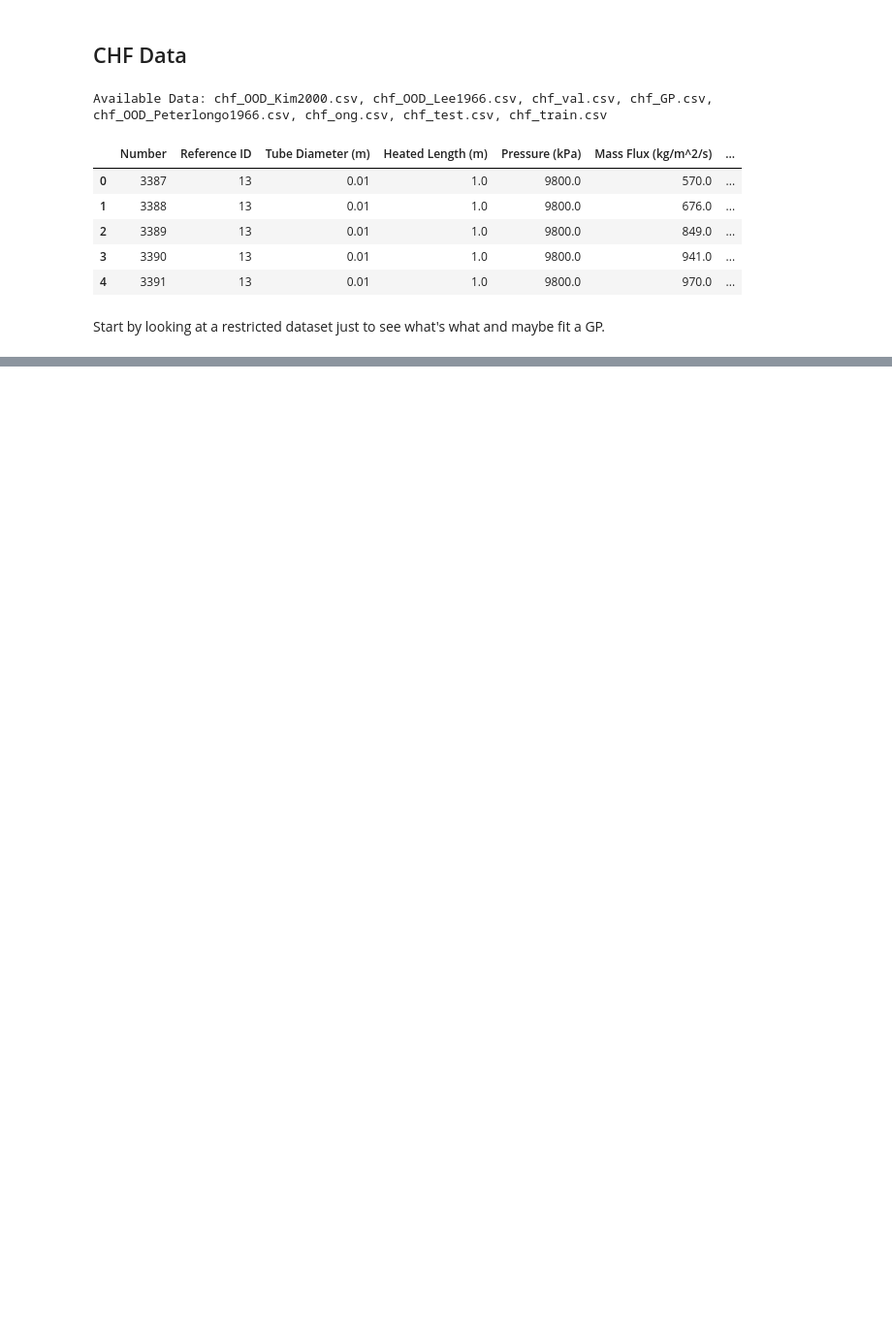
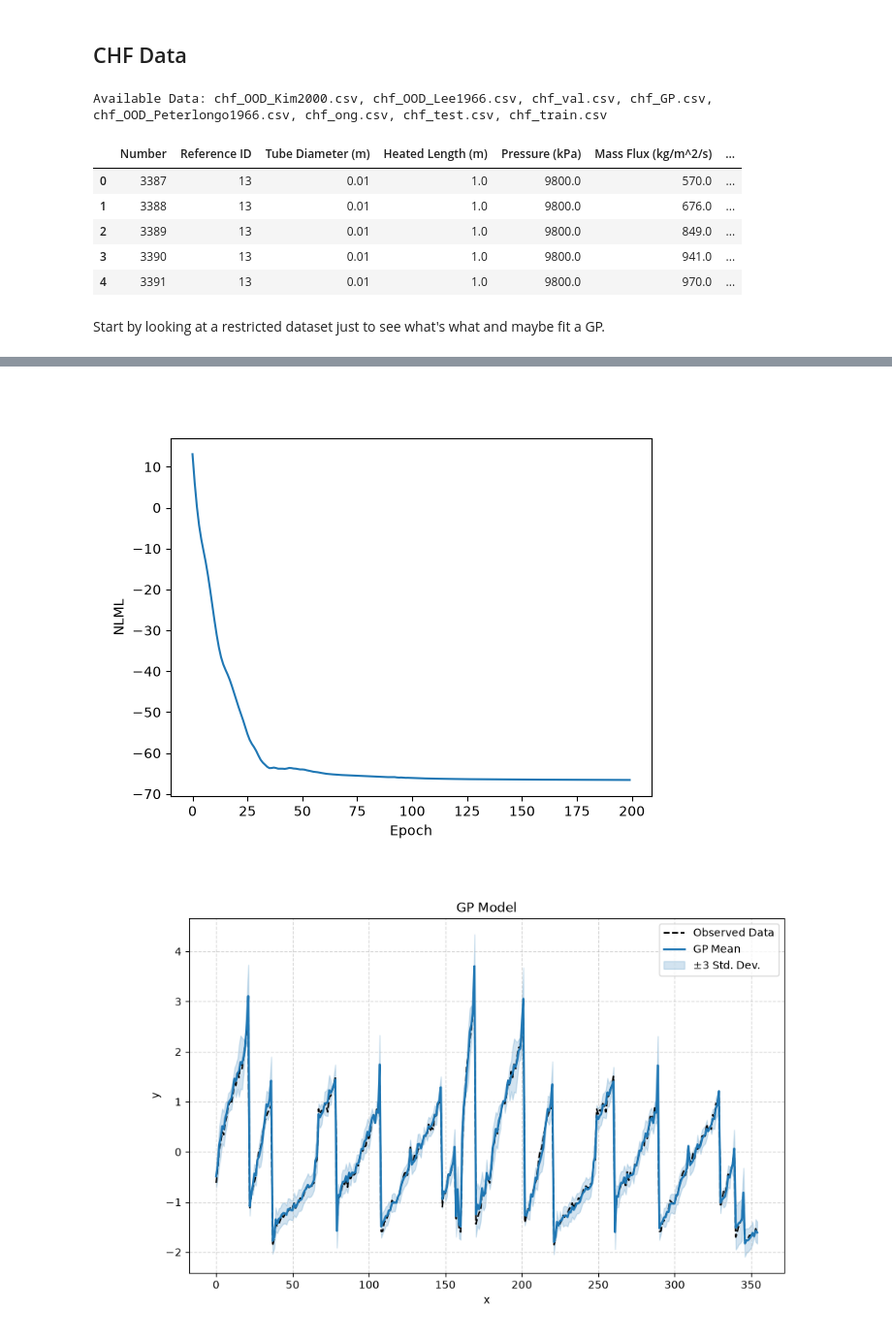
Before and after one commit to conkats/ai4nth-summer-school, a Jupyter notebook: course_materials/day3_surrogates_gp/solutions/gp_solutions.ipynb, the cells around one changed output, grey strips where cells are left out. Shown at 97% size. Drawn from its saved outputs; the diff is of its cells as text; code cells hidden in the pictures; blank space fills up the shorter version.

```diff
--- a/course_materials/day3_surrogates_gp/solutions/gp_solutions.ipynb
+++ b/course_materials/day3_surrogates_gp/solutions/gp_solutions.ipynb
@@ -930,0 +1028,73 @@ ExactGP(
+# %%
+# Put everything in 0 mean, unit standard deviation
+xtr_norm, x_norms = Normaliser.self_normalise(xtr)
+ytr_norm, y_norms = Normaliser.self_normalise(ytr)
+
+xtr_norm = xtr_norm
+
+x_test = Normaliser.normalise(x, x_norms)
+y_test = Normaliser.normalise(y, y_norms)
+
+
+m = ZeroMean()
+m = LinearMean(jnp.zeros((xtr_norm.shape[1],)))
+k = SumKernel(
+    SEARD(1.0, 0.1 * jnp.ones((xtr_norm.shape[1]))), WhiteKernel(1e-3)
+)  # We have scaled to unit standard deviation...
+
+gp = ExactGP(m, k)
+opt = optax.adam(1e-1)
+
+gp, cost_log = fit((xtr_norm, ytr_norm), gp, opt)
+
+plt.figure()
+plt.plot(cost_log)
+plt.xlabel("Epoch")
+plt.ylabel("NLML")
+
+gp_state = gp.update_state(xtr_norm, ytr_norm)
+posterior_predictive = gp.predict_marginal(xtr_norm, x_test, gp_state)
+
+residual = jnp.sqrt((y_test - posterior_predictive.mu) ** 2)
+
+
+eqx.tree_pprint(gp, short_arrays=False)
+
+plot_gp(
+    np.arange(y_test.shape[0]), y_test, gp.predict_marginal(xtr_norm, x_test, gp_state)
+)
+plt.title("GP Model")
+
+m2 = LinearMean(jnp.zeros((xtr_norm.shape[1],), dtype=jnp.float64))
+k2 = WhiteKernel(1e-1)
+gp2 = ExactGP(m2, k2)
+
+
+gp2, _ = fit((xtr_norm, ytr_norm), gp2, opt)
+eqx.tree_pprint(gp2, short_arrays=False)
+
+plot_gp(
+    np.arange(y_test.shape[0]),
+    y_test,
+    gp2.predict_marginal(xtr_norm, x_test, gp2.update_state(xtr_norm, ytr_norm)),
+)
+plt.title("Linear Model")
+
+
+def nmse(y, yp):
+    return 100 / jnp.var(y) * jnp.mean((y - yp) ** 2)
+
+
+print(
+    nmse(
+        y_test,
+        gp.predict_marginal(xtr_norm, x_test, gp.update_state(xtr_norm, ytr_norm)).mu,
+    )
+)
+print(
+    nmse(
+        y_test,
+        gp2.predict_marginal(xtr_norm, x_test, gp2.update_state(xtr_norm, ytr_norm)).mu,
+    )
+)
+# %% [output]
@@ -930,0 +1121,2 @@ ExactGP(
+[figure, added]
+[figure, added]
```
Also changed, not shown: parts of 7 cells of this notebook.
